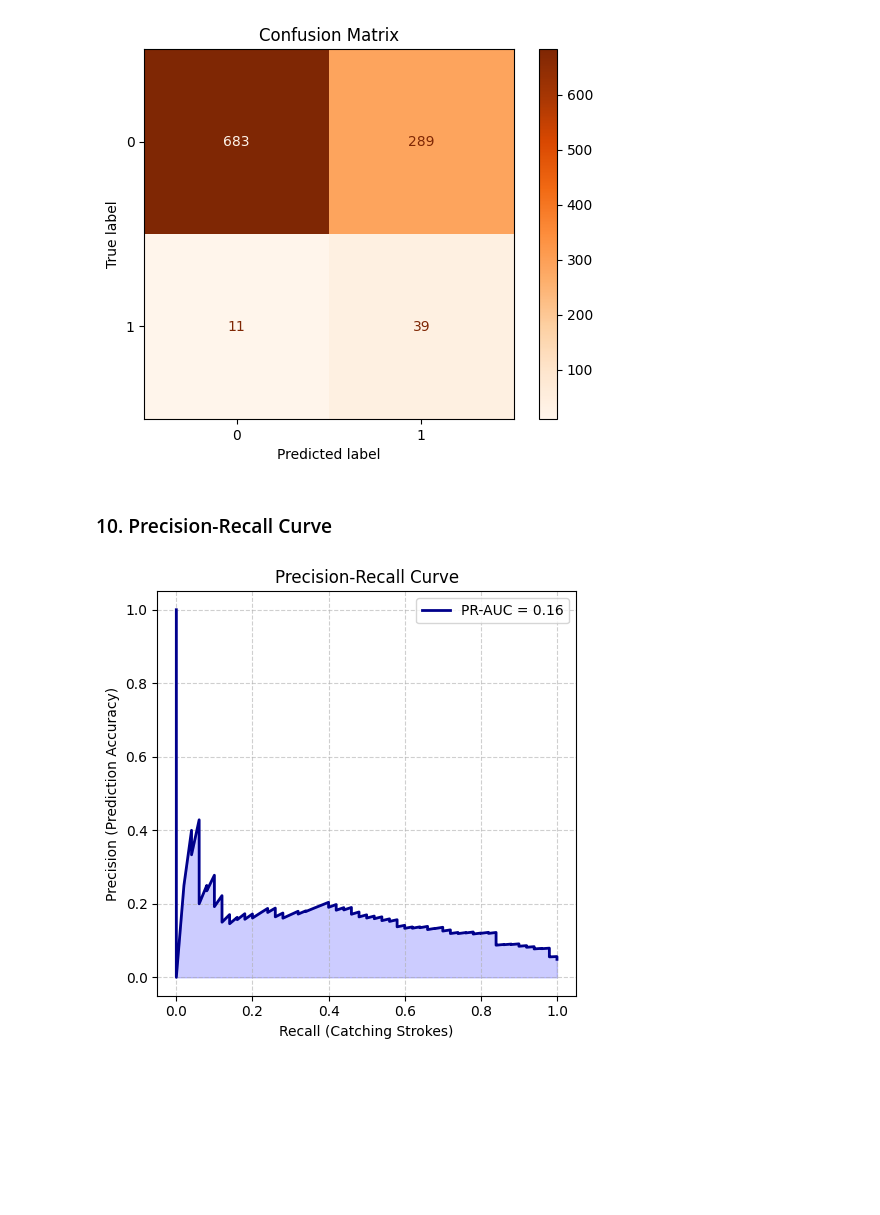
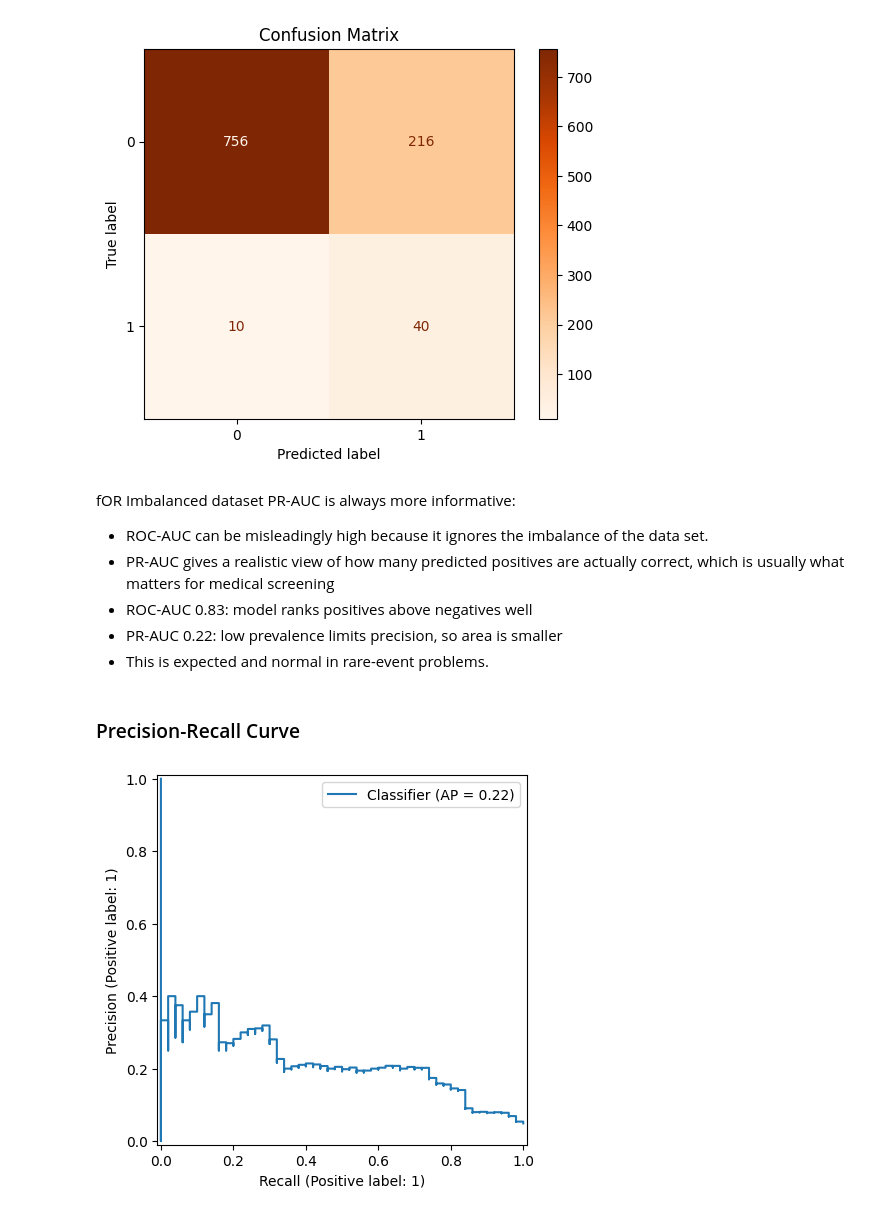
Before and after one commit to adnt01/stroke_factors_analysis, a Jupyter notebook: notebooks/random_forest_classification.ipynb, the cells around one changed output. Drawn from its saved outputs; the diff is of its cells as text; code cells hidden in the pictures; blank space fills up the shorter version.

```diff
--- a/notebooks/random_forest_classification.ipynb
+++ b/notebooks/random_forest_classification.ipynb
@@ -61,9 +62,15 @@ full_pipeline = Pipeline(steps=[
 # %%
 # GridSearch setup
 param_grid = {
-    'classifier__n_estimators': [100, 200],
-    'classifier__max_depth': [10, 20],
-    'classifier__class_weight': ['balanced', 'balanced_subsample']
+    'classifier__n_estimators': [500, 1000],
+    'classifier__max_depth': [None, 10],
+    'classifier__min_samples_leaf': [1, 5],
+    'classifier__min_samples_split': [10, 20],
+    'classifier__class_weight':
+            ['balanced',
+            {0:1, 1:10},
+            {0:1, 1:20}
+    ]
 }
 
 X_train, X_test, y_train, y_test = train_test_split(X, y, test_size=0.2, stratify=y, random_state=42)
@@ -72,8 +79,9 @@ grid_search = GridSearchCV(
     full_pipeline,
     param_grid,
     cv=StratifiedKFold(5),
-    scoring=make_scorer(fbeta_score, beta=2),
-    n_jobs=-1
+    scoring="average_precision",
+    n_jobs=-1,
+    verbose=2
 )
 grid_search
 # %% [output]
@@ -125,8 +121,8 @@ best_model = grid_search.best_estimator_
 
 # Get Predicted Probabilities
 # Use the pipeline to transform X_test and get probabilities
-# For highly imbalanced data set, using predict_proba an adjusting the threshold.
-y_probs = best_model.predict_proba(X_test)[:, 1]
+# For highly imbalanced data set, using predict_proba and adjusting the threshold.
+y_proba = best_model.predict_proba(X_test)[:, 1]
 
 best_model
 # %% [output]
@@ -198,29 +249,25 @@ weighted avg       0.94      0.71      0.79      1022
 # %%
-cm = confusion_matrix(y_test, y_pred_tuned)
+cm = confusion_matrix(y_test, y_pred)
 disp = ConfusionMatrixDisplay(confusion_matrix=cm)
 disp.plot(cmap="Oranges")
 plt.title("Confusion Matrix")
 plt.savefig(f"images/RandomForest_confusion_matrix.png", bbox_inches="tight")
 plt.show()
 # %% [output]
-[figure, old version]
+[figure, new version]
+# %% [markdown]
+fOR Imbalanced dataset PR-AUC is always more informative:
+- ROC-AUC can be misleadingly high because it ignores the imbalance of the data set.
+- PR-AUC gives a realistic view of how many predicted positives are actually correct, which is usually what matters for medical screening
+- ROC-AUC 0.83: model ranks positives above negatives well
+- PR-AUC 0.22: low prevalence limits precision, so area is smaller
+- This is expected and normal in rare-event problems.
 # %% [markdown]
-### 10. Precision-Recall Curve
+### Precision-Recall Curve
 # %%
-
-plt.figure(figsize=(5, 5))
-precision, recall, _ = precision_recall_curve(y_test, y_probs)
-pr_auc = auc(recall, precision)
-plt.plot(recall, precision, color='darkblue', lw=2, label=f'PR-AUC = {pr_auc:.2f}')
-plt.fill_between(recall, precision, alpha=0.2, color='blue')
-plt.xlabel('Recall (Catching Strokes)')
-plt.ylabel('Precision (Prediction Accuracy)')
-plt.title('Precision-Recall Curve')
-plt.legend(loc="upper right")
-plt.grid(True, linestyle='--', alpha=0.6)
-plt.savefig(f"images/precision_recall_curve.png", bbox_inches="tight")
-plt.tight_layout()
+display = PrecisionRecallDisplay.from_predictions(y_test, y_proba)
+display.ax_.legend(loc="upper right")
 plt.show()
 # %% [output]
-[figure, old version]
+[figure, new version]
 # %% [markdown]
```
Also changed, not shown: parts of 32 cells of this notebook, 33 other files.
